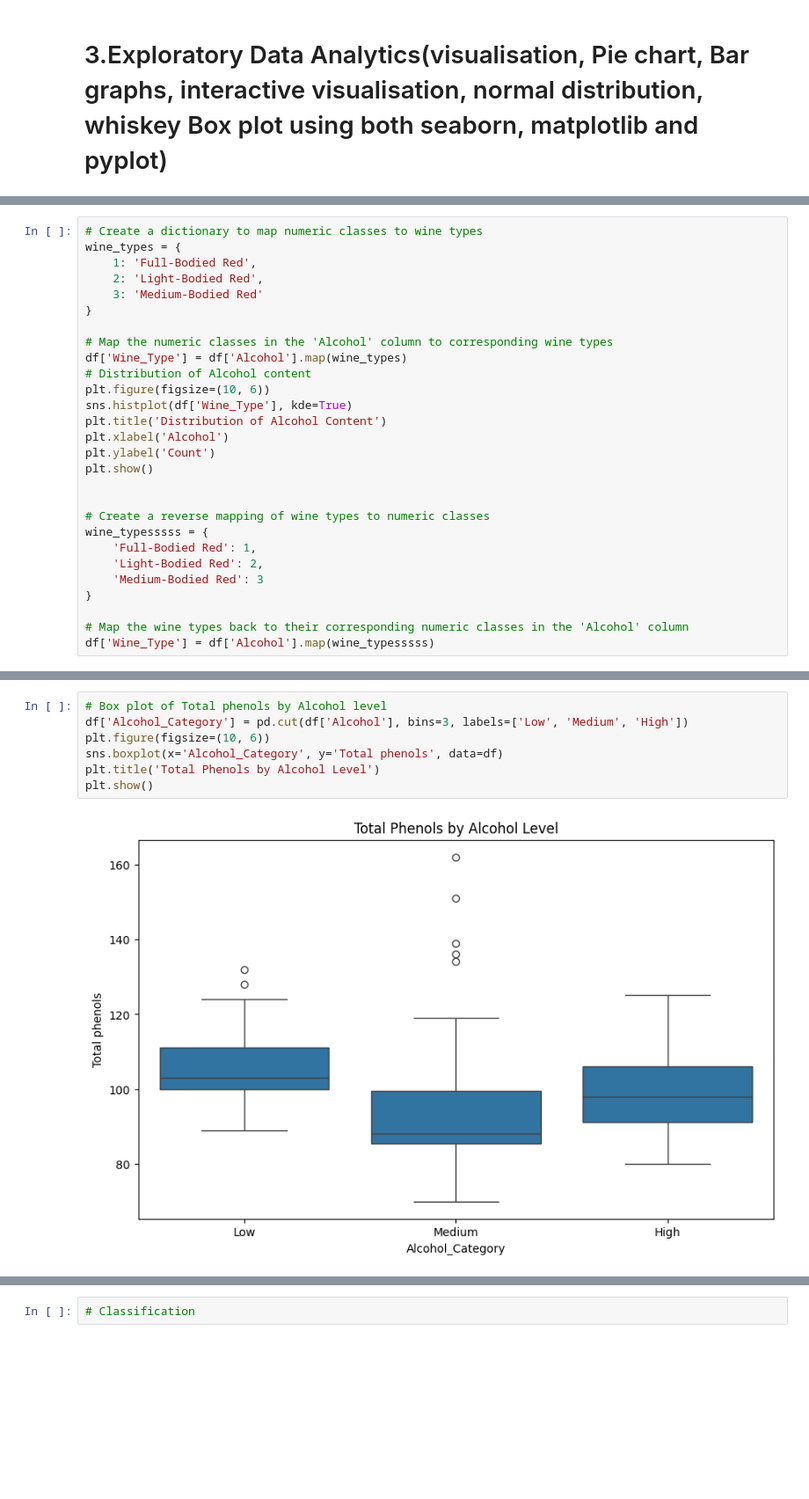
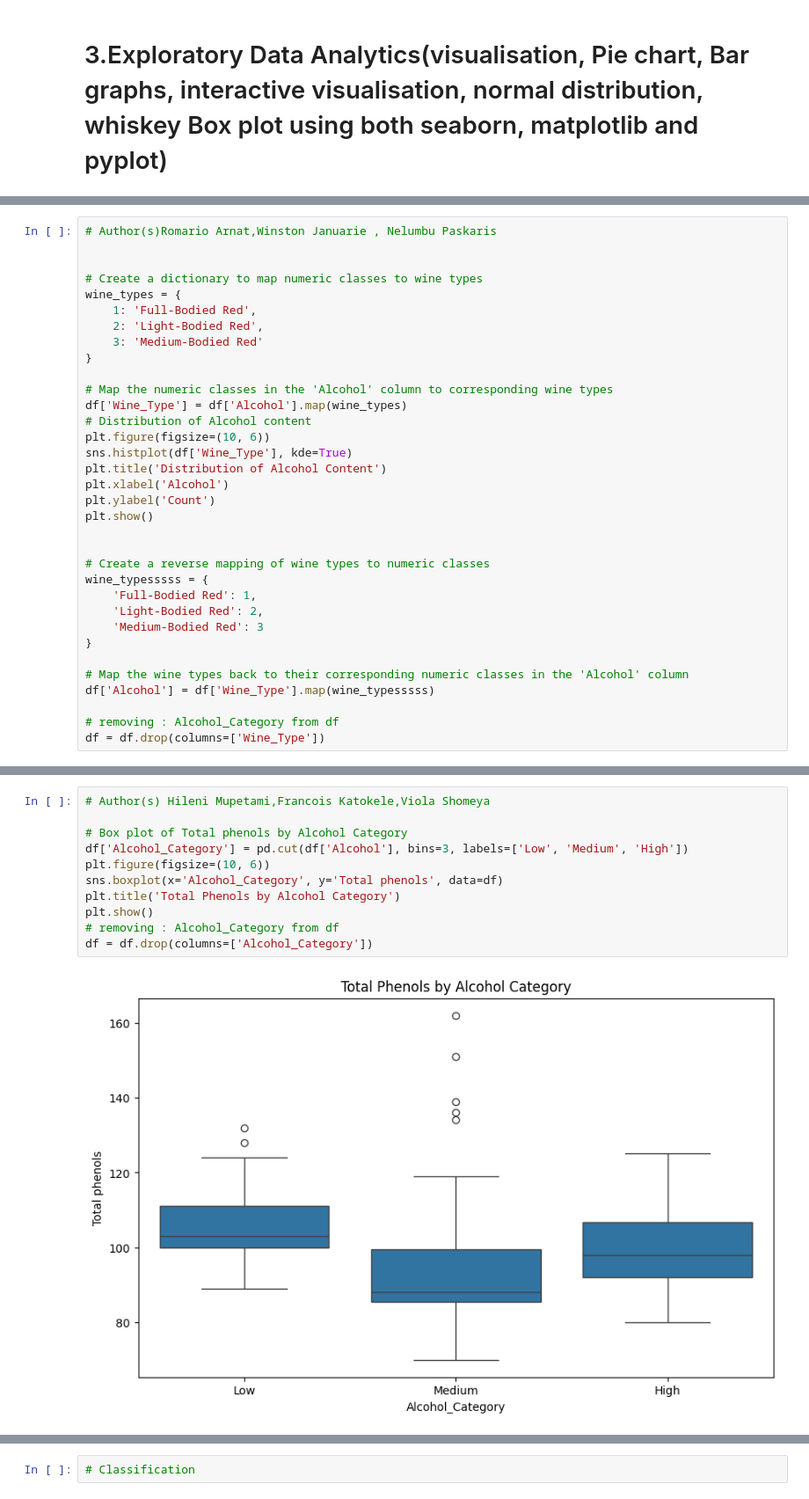
Before and after one commit to masego-arnat/DTA, a Jupyter notebook: group assignment.ipynb, the cells around one changed output, grey strips where cells are left out. Shown at 88% size. Cells and saved outputs as stored; diff of their text form; blank space fills up the shorter version.

```diff
--- a/group assignment.ipynb
+++ b/group assignment.ipynb
@@ -184,4 +198,7 @@ plt.show()
 # %%
+# Author(s)Romario Arnat,Winston Januarie , Nelumbu Paskaris
+
+
 # Create a dictionary to map numeric classes to wine types
 wine_types = {
     1: 'Full-Bodied Red',
@@ -208,5 +225,8 @@ wine_typesssss = {
 }
 
 # Map the wine types back to their corresponding numeric classes in the 'Alcohol' column
-df['Wine_Type'] = df['Alcohol'].map(wine_typesssss)
+df['Alcohol'] = df['Wine_Type'].map(wine_typesssss)
+
+# removing : Alcohol_Category from df
+df = df.drop(columns=['Wine_Type'])
 # %% [output]
@@ -224,10 +245,14 @@ Text(0.5, 0, 'Total Phenols')
 # %%
-# Box plot of Total phenols by Alcohol level
+# Author(s) Hileni Mupetami,Francois Katokele,Viola Shomeya
+
+# Box plot of Total phenols by Alcohol Category
 df['Alcohol_Category'] = pd.cut(df['Alcohol'], bins=3, labels=['Low', 'Medium', 'High'])
 plt.figure(figsize=(10, 6))
 sns.boxplot(x='Alcohol_Category', y='Total phenols', data=df)
-plt.title('Total Phenols by Alcohol Level')
+plt.title('Total Phenols by Alcohol Category')
 plt.show()
+# removing : Alcohol_Category from df
+df = df.drop(columns=['Alcohol_Category'])
 # %% [output]
-[figure, old version]
+[figure, new version]
 # %%
```
Also changed, not shown: parts of 19 cells of this notebook.
